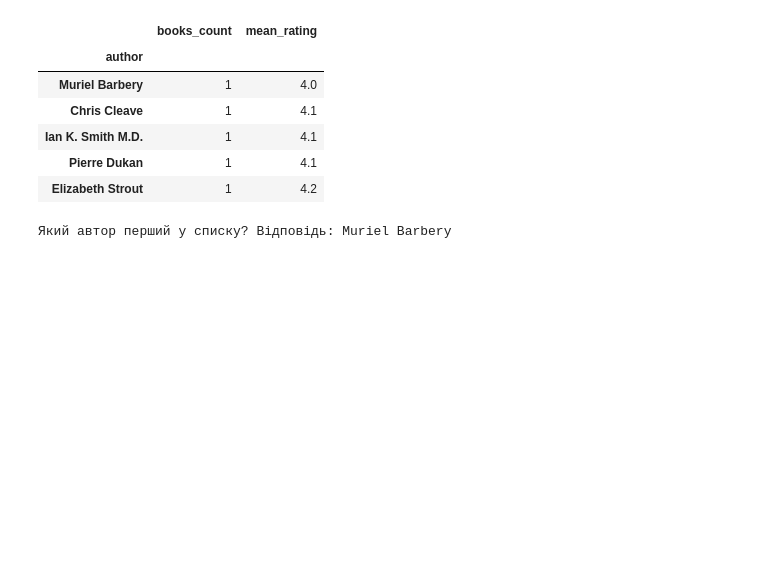
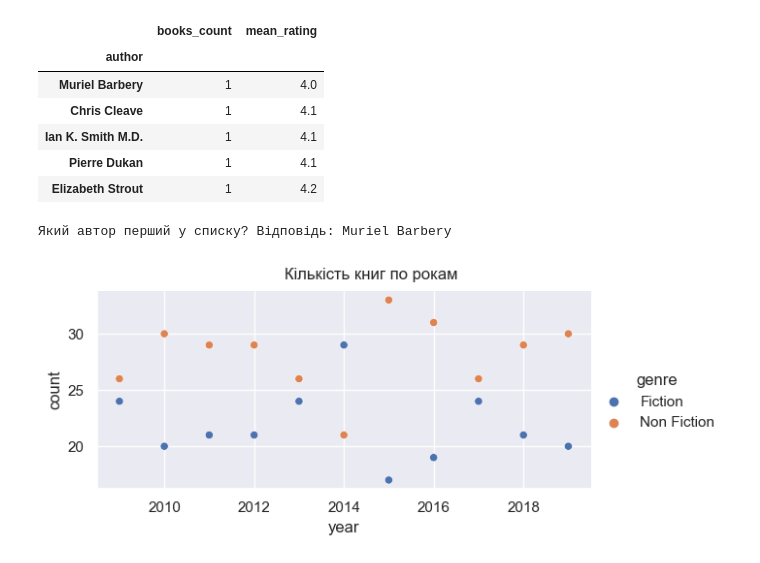
Before and after one commit to YpL68/DataScience9, a Jupyter notebook: HW2.3.ipynb, the cells around one changed output. Saved outputs shown, nothing was run; the diff lists cells and outputs as text; code cells hidden in the pictures; blank space fills up the shorter version.

```diff
--- a/HW2.3.ipynb
+++ b/HW2.3.ipynb
@@ -203,3 +207,17 @@ union_df.head()
 print(f"Який автор перший у списку? Відповідь: {union_df.index[0]}")
 # %% [output]
 Який автор перший у списку? Відповідь: Muriel Barbery
+# %%
+plot_data1 = file_data.groupby(by=["year", "genre"]).agg({"name": ["count"]})
+plot_data1 = plot_data1.reset_index()
+plot_data1.columns = ["year", "genre", "count"]
+
+sns.set_theme()
+g = sns.relplot(
+    data=plot_data1,
+    x="year", y="count", height=3, aspect=2, hue='genre'
+)
+g.fig.suptitle("Кількість книг по рокам", fontsize=12)
+g.fig.subplots_adjust(top=0.9);
+# %% [output]
+[figure, added]
```
Also changed, not shown: parts of 3 cells of this notebook.
